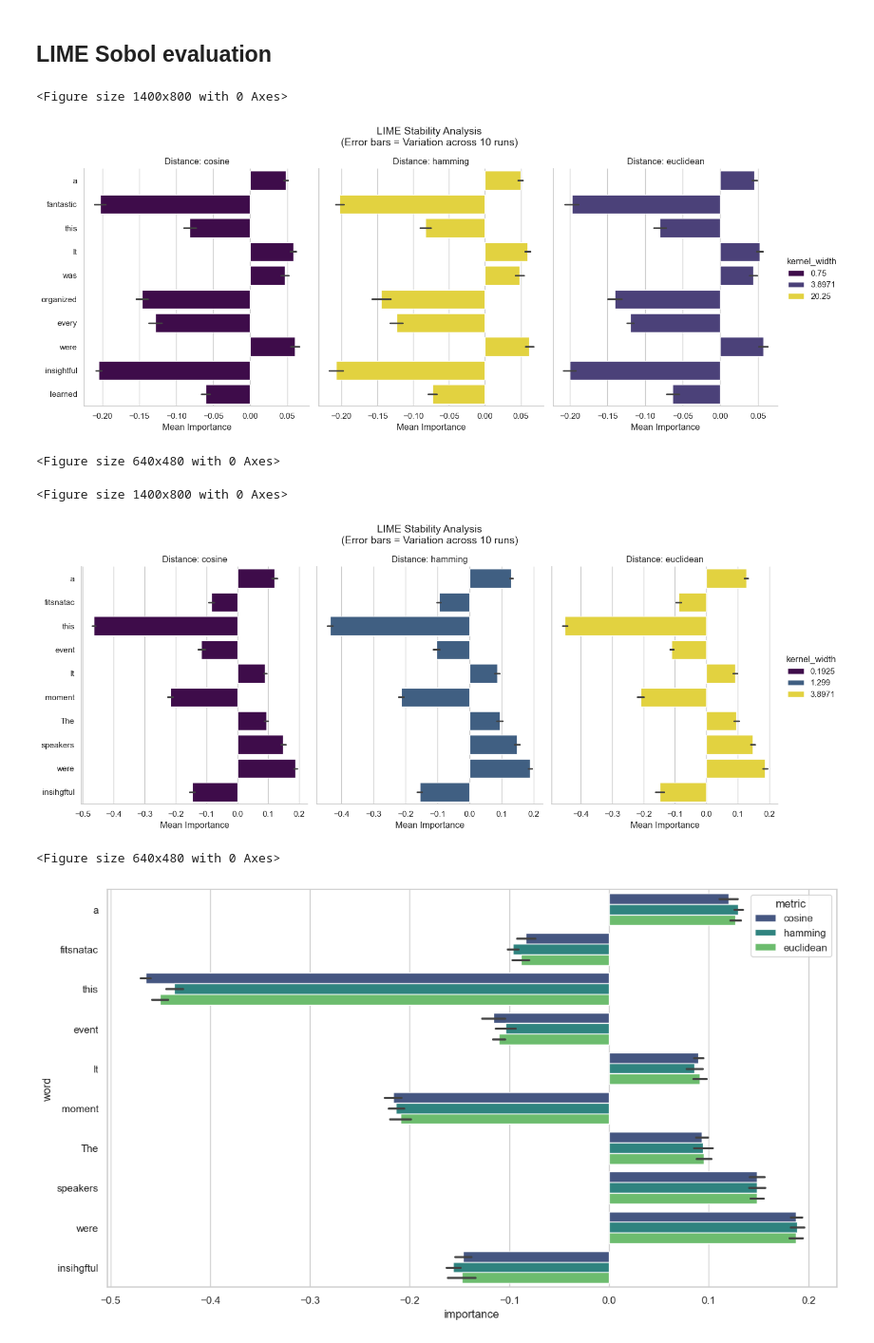
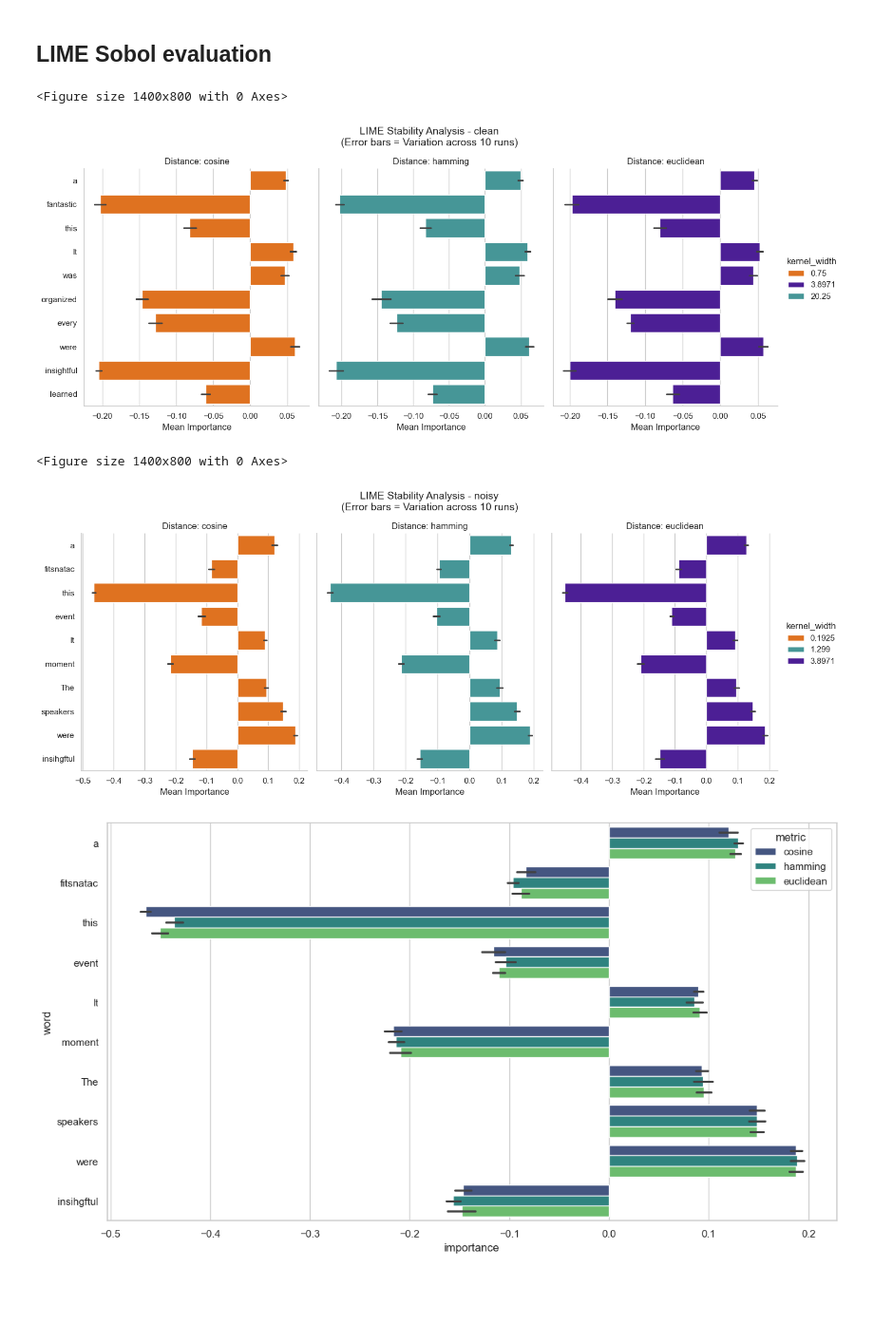
Before and after one commit to Oumaymabamoh/thesis-eval-synthetic-data-lime-nlp, a Jupyter notebook: results/LIME_evaluation.ipynb, the cells around one changed output. Shown at 95% size. Cells and saved outputs as stored; diff of their text form; code cells hidden in the pictures; blank space fills up the shorter version.

```diff
--- a/results/LIME_evaluation.ipynb
+++ b/results/LIME_evaluation.ipynb
@@ -89,40 +89,38 @@ df_sobol = pd.read_csv("/Users/oumaymabamoh/Desktop/thesis-evaluation-synthetic-
 df_sobol['abs_importance'] = df_sobol['importance'].abs()
 
 # 2. Get top 10 most influential words overall
 top_words = df_sobol.groupby('word')['abs_importance'].mean().nlargest(10).index
 df_plot = df_sobol[df_sobol['word'].isin(top_words)]
 
 # 3. Create a FacetGrid to compare Metrics
 plt.figure(figsize=(14, 8))
 
 sns.set_theme(style="whitegrid")
-
+colors = ['#ff6d00','#480ca8','#38a3a5']
 # Use a PointPlot or BarPlot with error bars to show stability
 g = sns.catplot(
     data=df_plot,
     kind="bar",
     x="importance",
     y="word",
     hue="kernel_width", # Compare metrics side-by-side
     col="metric", # Give each metric its own subplot
     errorbar="sd", # SHOWS STABILITY: Standard Deviation of the 10 iterations
-    palette="viridis",
+    palette= colors,
     height=6,
     aspect=0.8,
     sharex=False
 )
 
 g.set_axis_labels("Mean Importance", "")
 g.set_titles("Distance: {col_name}")
 plt.subplots_adjust(top=0.85)
-g.fig.suptitle("LIME Stability Analysis\n(Error bars = Variation across 10 runs)", fontsize=14)
-
+g.fig.suptitle("LIME Stability Analysis - clean\n(Error bars = Variation across 10 runs)", fontsize=14)
+plt.savefig("/Users/oumaymabamoh/Desktop/thesis-evaluation-synthetic-data-lime-nlp/results/lime_sobol_stability_experiment.png")
 plt.show()
-plt.savefig("/Users/oumaymabamoh/Desktop/thesis-evaluation-synthetic-data-lime-nlp/results/lime_sobol_stability_experiment.png")
 # %% [output]
 <Figure size 1400x800 with 0 Axes>
-[figure, old version]
+[figure, new version]
-<Figure size 640x480 with 0 Axes>
 # %%
 import seaborn as sns
 import matplotlib.pyplot as plt
@@ -141,6 +139,7 @@ df_plot = df_sobol[df_sobol['word'].isin(top_words)]
 plt.figure(figsize=(14, 8))
 
 sns.set_theme(style="whitegrid")
+colors = ['#ff6d00','#38a3a5','#480ca8']
 
 # Use a PointPlot or BarPlot with error bars to show stability
 g = sns.catplot(
@@ -151,7 +150,7 @@ g = sns.catplot(
     hue="kernel_width", # Compare metrics side-by-side
     col="metric", # Give each metric its own subplot
     errorbar="sd", # SHOWS STABILITY: Standard Deviation of the 10 iterations
-    palette="viridis",
+    palette=colors,
     height=6,
     aspect=0.8,
     sharex=False
@@ -160,14 +159,13 @@ g = sns.catplot(
 g.set_axis_labels("Mean Importance", "")
 g.set_titles("Distance: {col_name}")
 plt.subplots_adjust(top=0.85)
-g.fig.suptitle("LIME Stability Analysis\n(Error bars = Variation across 10 runs)", fontsize=14)
+g.fig.suptitle("LIME Stability Analysis - noisy\n(Error bars = Variation across 10 runs)", fontsize=14)
 
+plt.savefig("/Users/oumaymabamoh/Desktop/thesis-evaluation-synthetic-data-lime-nlp/results/perturb_lime_sobol_stability_experiment.png")
 plt.show()
-plt.savefig("/Users/oumaymabamoh/Desktop/thesis-evaluation-synthetic-data-lime-nlp/results/perturb_lime_sobol_stability_experiment.png")
 # %% [output]
 <Figure size 1400x800 with 0 Axes>
-[figure, old version]
+[figure, new version]
-<Figure size 640x480 with 0 Axes>
 # %%
 import seaborn as sns
 import matplotlib.pyplot as plt
```
Also changed, not shown: parts of 10 cells of this notebook, 2 other files.
